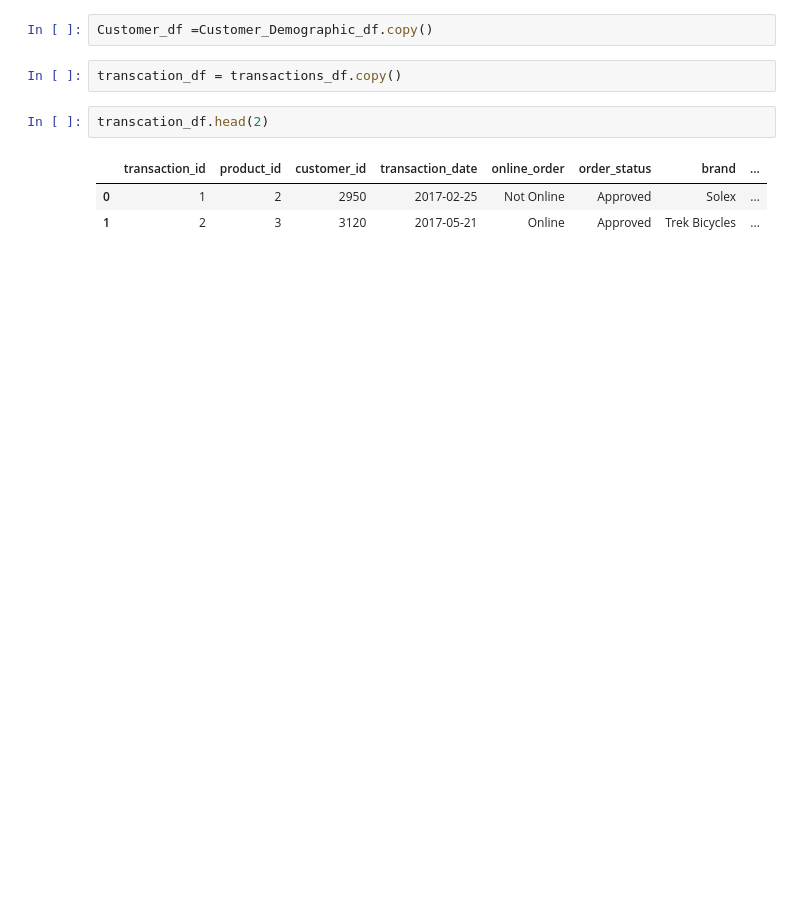
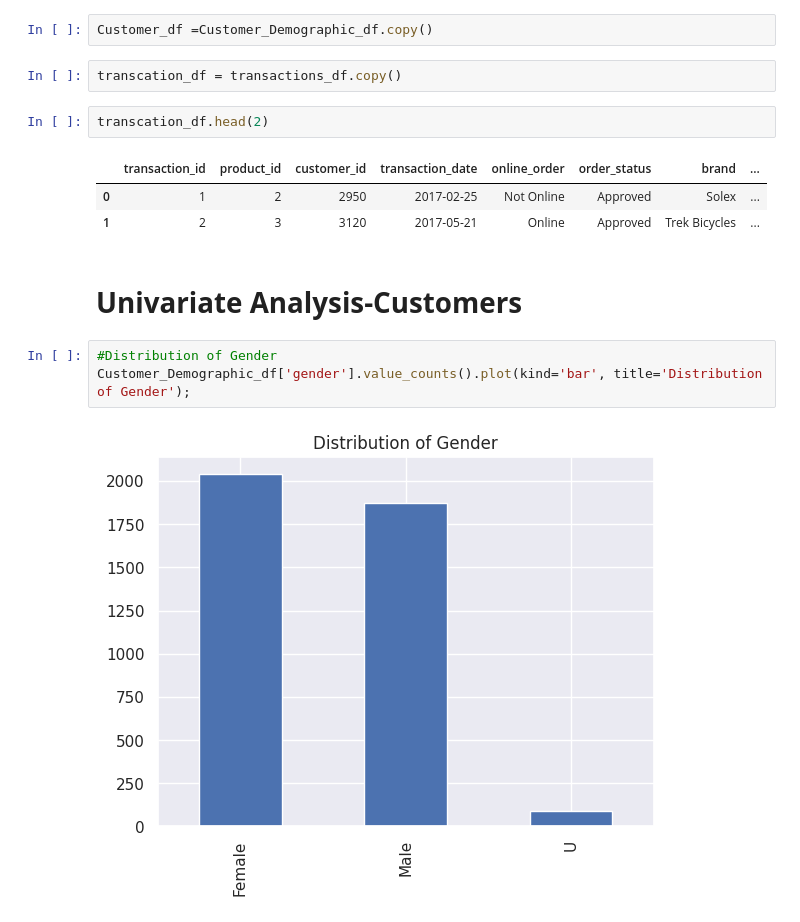
Before and after one commit to kanjamwingirwa/KPMG_AU_Virtual_Internship, a Jupyter notebook: KPMG_AU_INTERNSHIP_FINAL_PY.ipynb, the cells around one changed output. Cells and saved outputs as stored; diff of their text form; blank space fills up the shorter version.

Commit message:
Univariate Analysis-Customers

```diff
--- a/KPMG_AU_INTERNSHIP_FINAL_PY.ipynb
+++ b/KPMG_AU_INTERNSHIP_FINAL_PY.ipynb
@@ -470,3 +470,10 @@ transcation_df.head(2)
 |  | transaction_id | product_id | customer_id | transaction_date | online_order | order_status | brand | ... |
 | 0 | 1 | 2 | 2950 | 2017-02-25 | Not Online | Approved | Solex | ... |
 | 1 | 2 | 3 | 3120 | 2017-05-21 | Online | Approved | Trek Bicycles | ... |
+# %% [markdown]
+# **Univariate Analysis-Customers**
+# %%
+#Distribution of Gender
+Customer_Demographic_df['gender'].value_counts().plot(kind='bar', title='Distribution of Gender');
+# %% [output]
+[figure, added]
```
Also changed, not shown: parts of 13 cells of this notebook.
